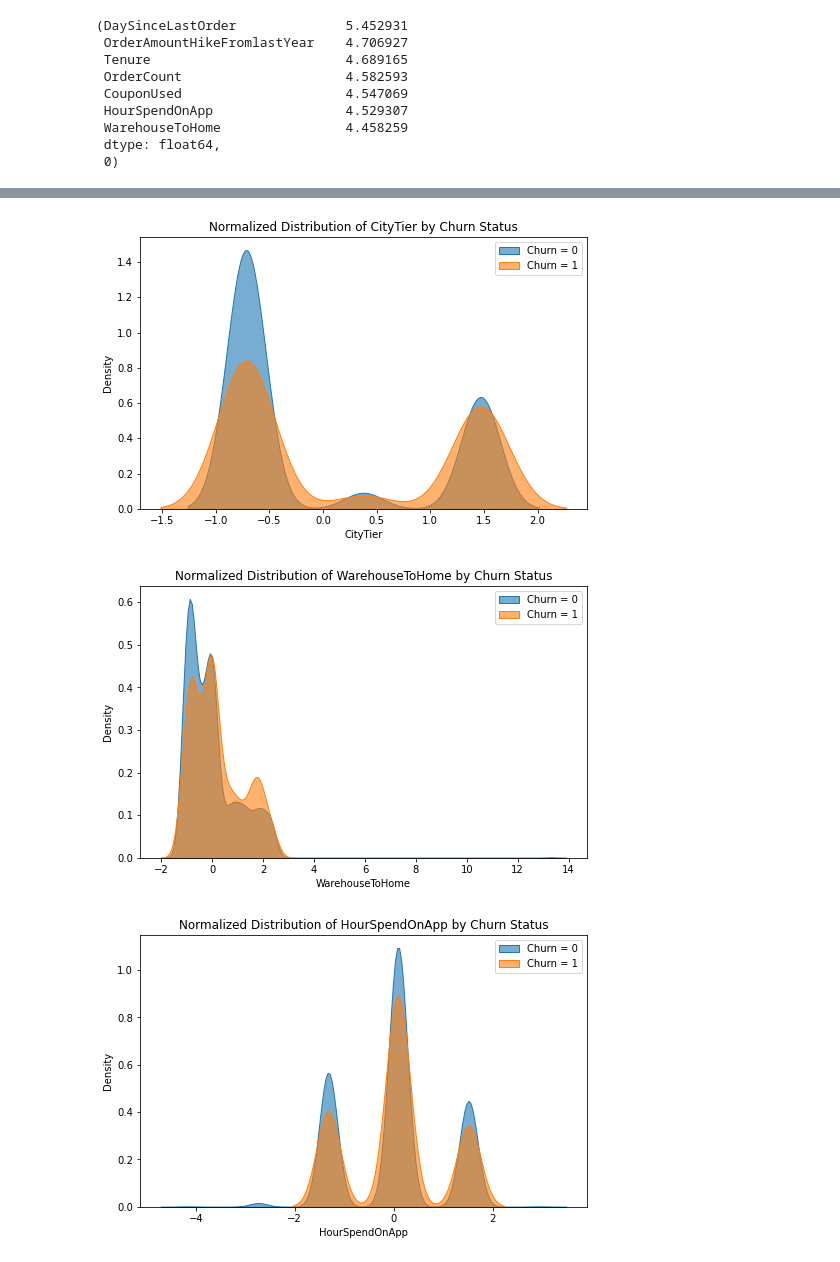
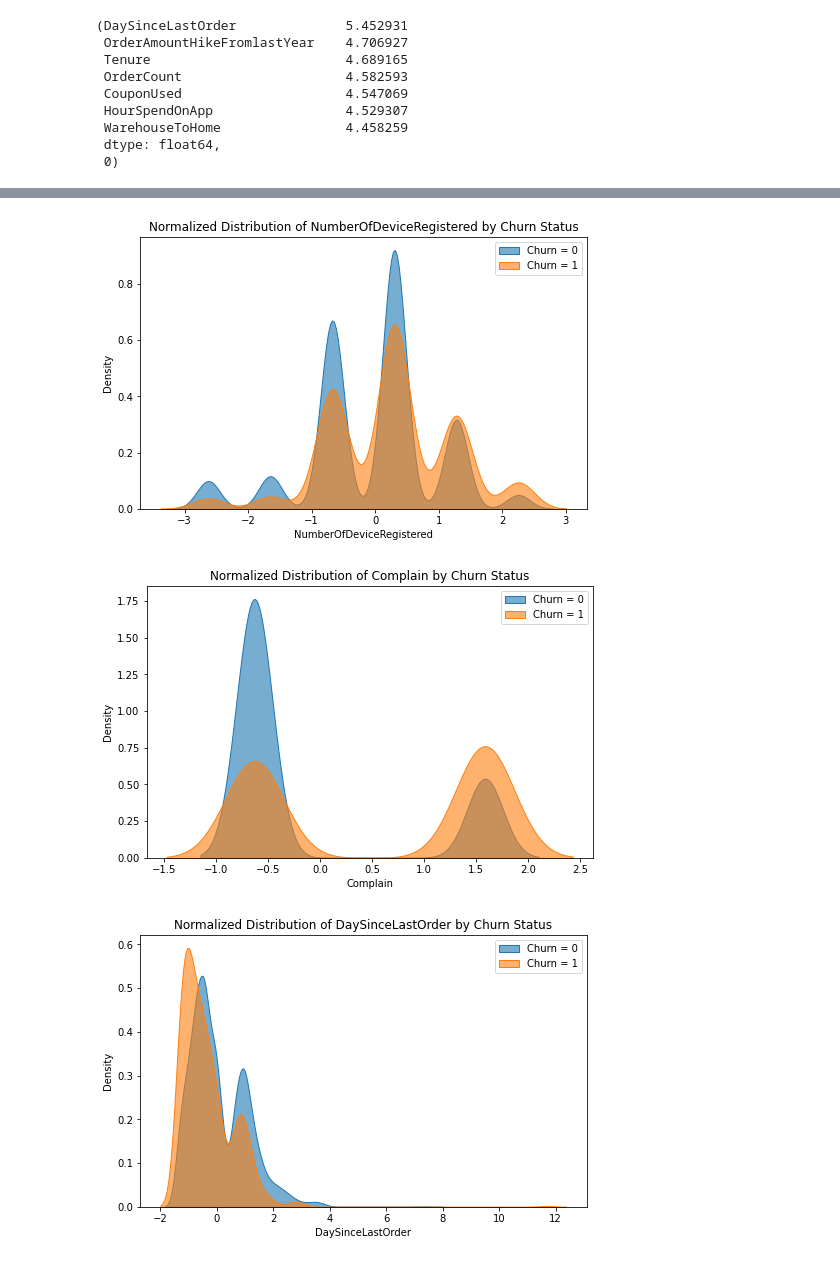
Before and after one commit to rjayanan/ECommerce, a Jupyter notebook: Scripts/main2.ipynb, the cells around one changed output, grey strips where cells are left out. Drawn from its saved outputs; the diff is of its cells as text; code cells hidden in the pictures.

```diff
--- a/Scripts/main2.ipynb
+++ b/Scripts/main2.ipynb
@@ -60,39 +159,35 @@ import pandas as pd
 import numpy as np
 import seaborn as sns
 import matplotlib.pyplot as plt
 from sklearn.preprocessing import StandardScaler
 numerical_features = [
-    'Tenure', 'CityTier', 'WarehouseToHome', 'HourSpendOnApp',
-    'NumberOfDeviceRegistered', 'SatisfactionScore', 'OrderAmountHikeFromlastYear',
-    'CouponUsed', 'OrderCount', 'DaySinceLastOrder', 'CashbackAmount'
+    'Tenure', 'NumberOfDeviceRegistered', 'Complain', 'DaySinceLastOrder', 'CashbackAmount'
+
 ]
 
-# Initialize scaler
 scaler = StandardScaler()
 
-# Normalize the numerical features
 normalized_data = data.copy()
 normalized_data[numerical_features] = scaler.fit_transform(data[numerical_features])
 
-# Ensure all numerical values are valid (handle invalid values like NaNs or infinities)
 for feature in numerical_features:
     normalized_data[feature] = pd.to_numeric(normalized_data[feature], errors='coerce')
     normalized_data[feature].fillna(0, inplace=True)  # Replace invalid values with 0
 
 # Visualize normalized features grouped by Churn
 for feature in numerical_features:
     plt.figure(figsize=(8, 5))
     sns.kdeplot(data=normalized_data[normalized_data['Churn'] == 0][feature],
                 label='Churn = 0', fill=True, alpha=0.6)
     sns.kdeplot(data=normalized_data[normalized_data['Churn'] == 1][feature],
                 label='Churn = 1', fill=True, alpha=0.6)
     plt.title(f'Normalized Distribution of {feature} by Churn Status')
     plt.xlabel(feature)
     plt.ylabel('Density')
     plt.legend()
     plt.show()
 # %% [output]
 [figure]
-[figure, old version]
+[figure, new version]
-[figure, old version]
+[figure, new version]
-[figure, old version]
+[figure, new version]
```
Also changed, not shown: parts of 15 cells of this notebook.
